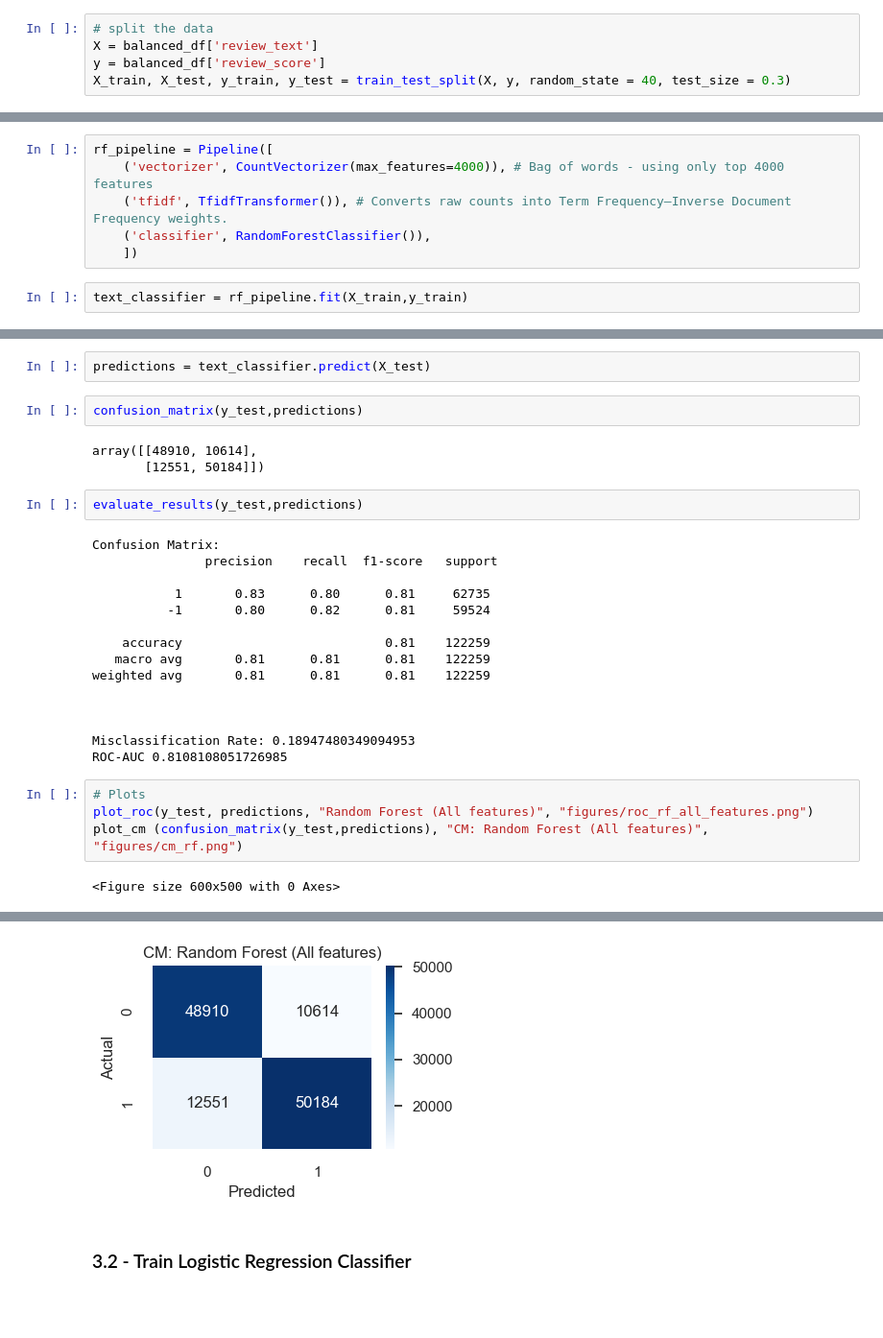
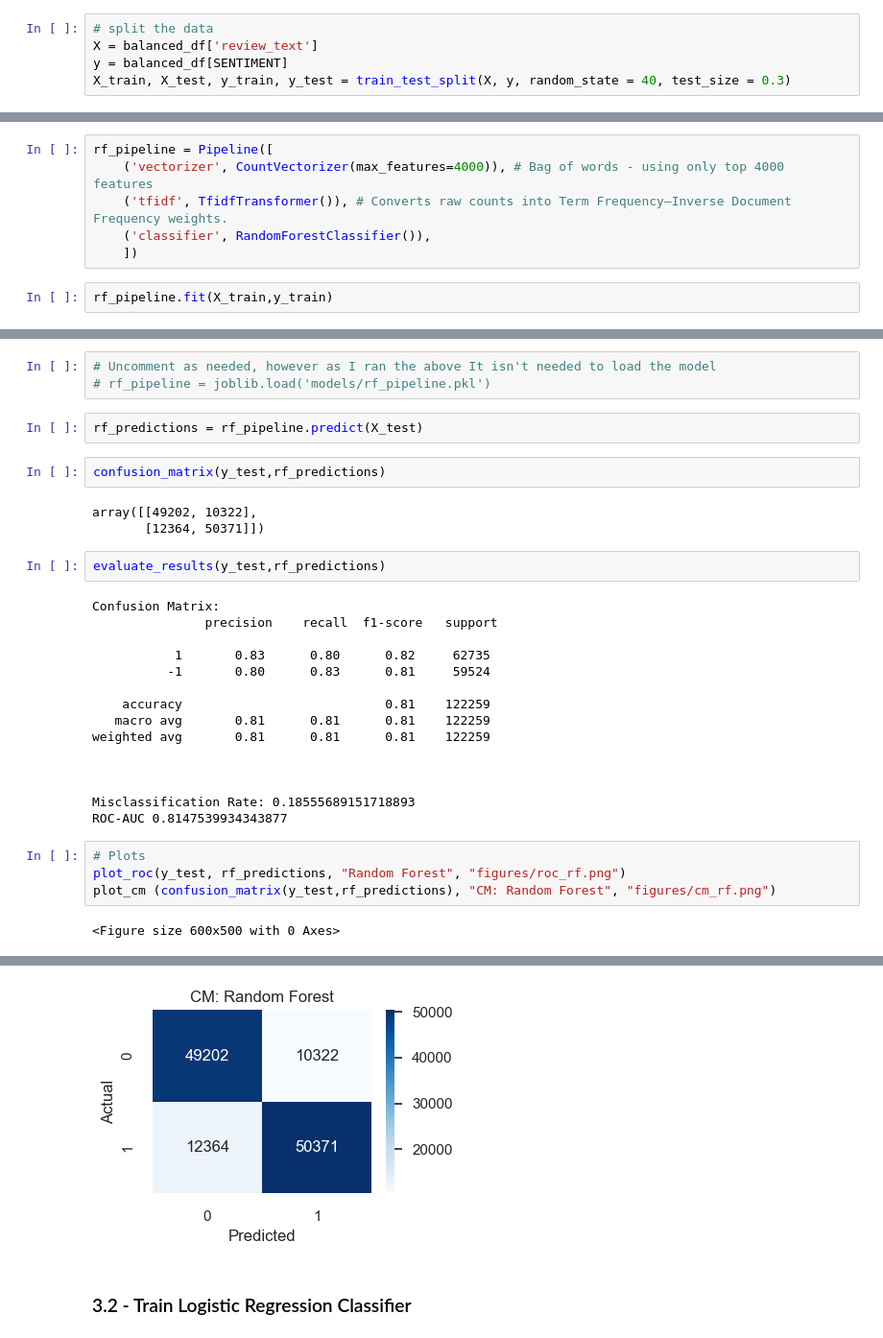
Before and after one commit to fatemalaali/nlp-game-reviews, a Jupyter notebook: game-sentiment-analysis.ipynb, the cells around one changed output, grey strips where cells are left out. Shown at 96% size. Saved outputs shown, nothing was run; the diff lists cells and outputs as text; blank space fills up the shorter version.

```diff
--- a/game-sentiment-analysis.ipynb
+++ b/game-sentiment-analysis.ipynb
@@ -622,7 +628,7 @@ def plot_cm(cm, title, path):
 # %%
 # split the data
 X = balanced_df['review_text']
-y = balanced_df['review_score']
+y = balanced_df[SENTIMENT]
 X_train, X_test, y_train, y_test = train_test_split(X, y, random_state = 40, test_size = 0.3)
 # %% [markdown]
 #### 3.1 - Train Random Forest Classifier
@@ -633,4 +639,4 @@ rf_pipeline = Pipeline([
     ('classifier', RandomForestClassifier()),
     ])
 # %%
-text_classifier = rf_pipeline.fit(X_train,y_train)
+rf_pipeline.fit(X_train,y_train)
@@ -637,18 +654,21 @@ text_classifier = rf_pipeline.fit(X_train,y_train)
+# %%
+# Uncomment as needed, however as I ran the above It isn't needed to load the model
+# rf_pipeline = joblib.load('models/rf_pipeline.pkl')
 # %%
-predictions = text_classifier.predict(X_test)
+rf_predictions = rf_pipeline.predict(X_test)
 # %%
-confusion_matrix(y_test,predictions)
+confusion_matrix(y_test,rf_predictions)
 # %% [output]
-array([[48910, 10614],
-       [12551, 50184]])
+array([[49202, 10322],
+       [12364, 50371]])
 # %%
-evaluate_results(y_test,predictions)
+evaluate_results(y_test,rf_predictions)
 # %% [output]
 Confusion Matrix:
                precision    recall  f1-score   support
 
-           1       0.83      0.80      0.81     62735
-          -1       0.80      0.82      0.81     59524
+           1       0.83      0.80      0.82     62735
+          -1       0.80      0.83      0.81     59524
 
     accuracy                           0.81    122259
    macro avg       0.81      0.81      0.81    122259
@@ -656,11 +676,11 @@ weighted avg       0.81      0.81      0.81    122259
 
 
 
-Misclassification Rate: 0.18947480349094953
-ROC-AUC 0.8108108051726985
+Misclassification Rate: 0.18555689151718893
+ROC-AUC 0.8147539934343877
 # %%
 # Plots
-plot_roc(y_test, predictions, "Random Forest (All features)", "figures/roc_rf_all_features.png")
-plot_cm (confusion_matrix(y_test,predictions), "CM: Random Forest (All features)", "figures/cm_rf.png")
+plot_roc(y_test, rf_predictions, "Random Forest", "figures/roc_rf.png")
+plot_cm (confusion_matrix(y_test,rf_predictions), "CM: Random Forest", "figures/cm_rf.png")
 # %% [output]
 <Figure size 600x500 with 0 Axes>
@@ -668,3 +688,3 @@ plot_cm (confusion_matrix(y_test,predictions), "CM: Random Forest (All features)
-[figure, old version]
+[figure, new version]
 # %% [markdown]
 ### 3.2 - Train Logistic Regression Classifier
```
Also changed, not shown: parts of 16 cells of this notebook, 6 other files.
